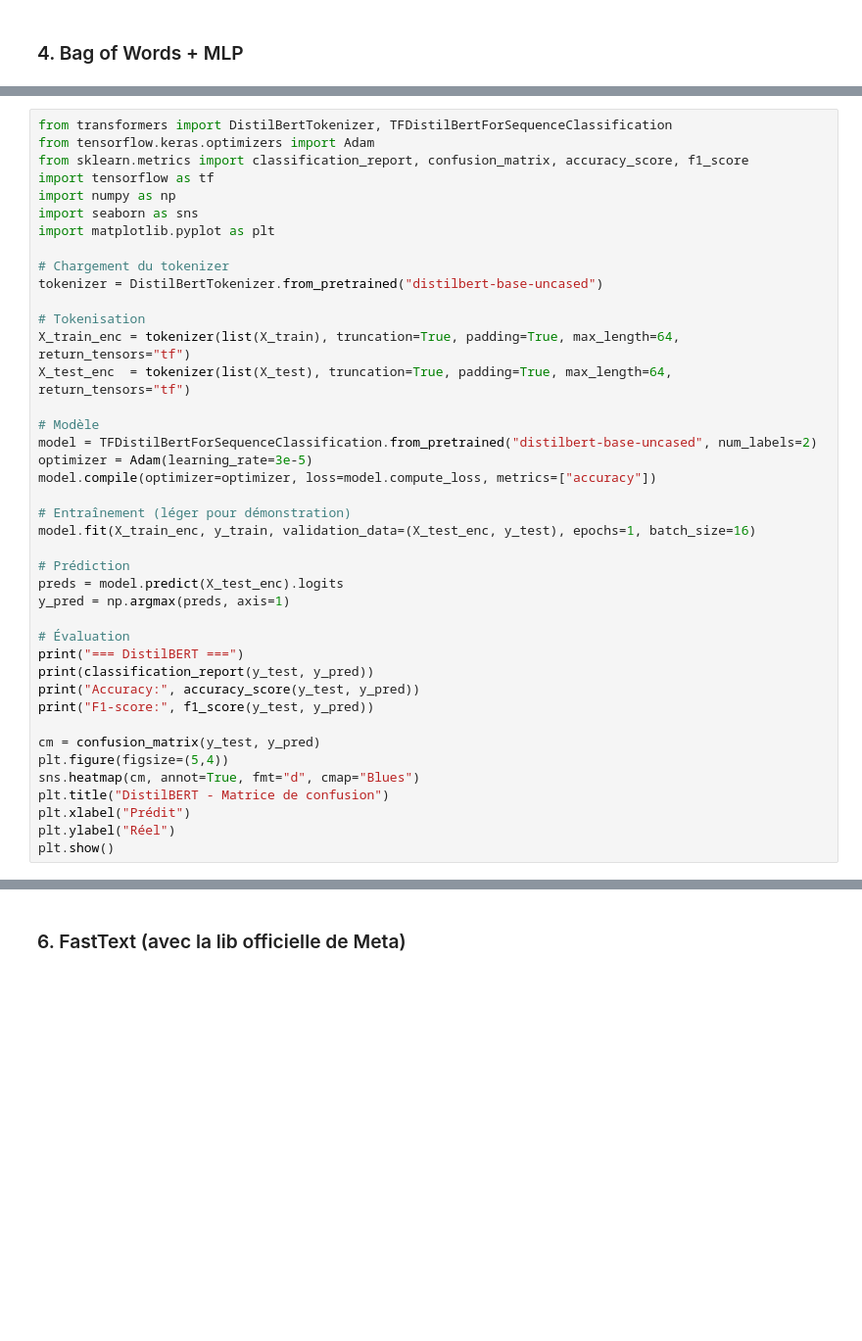
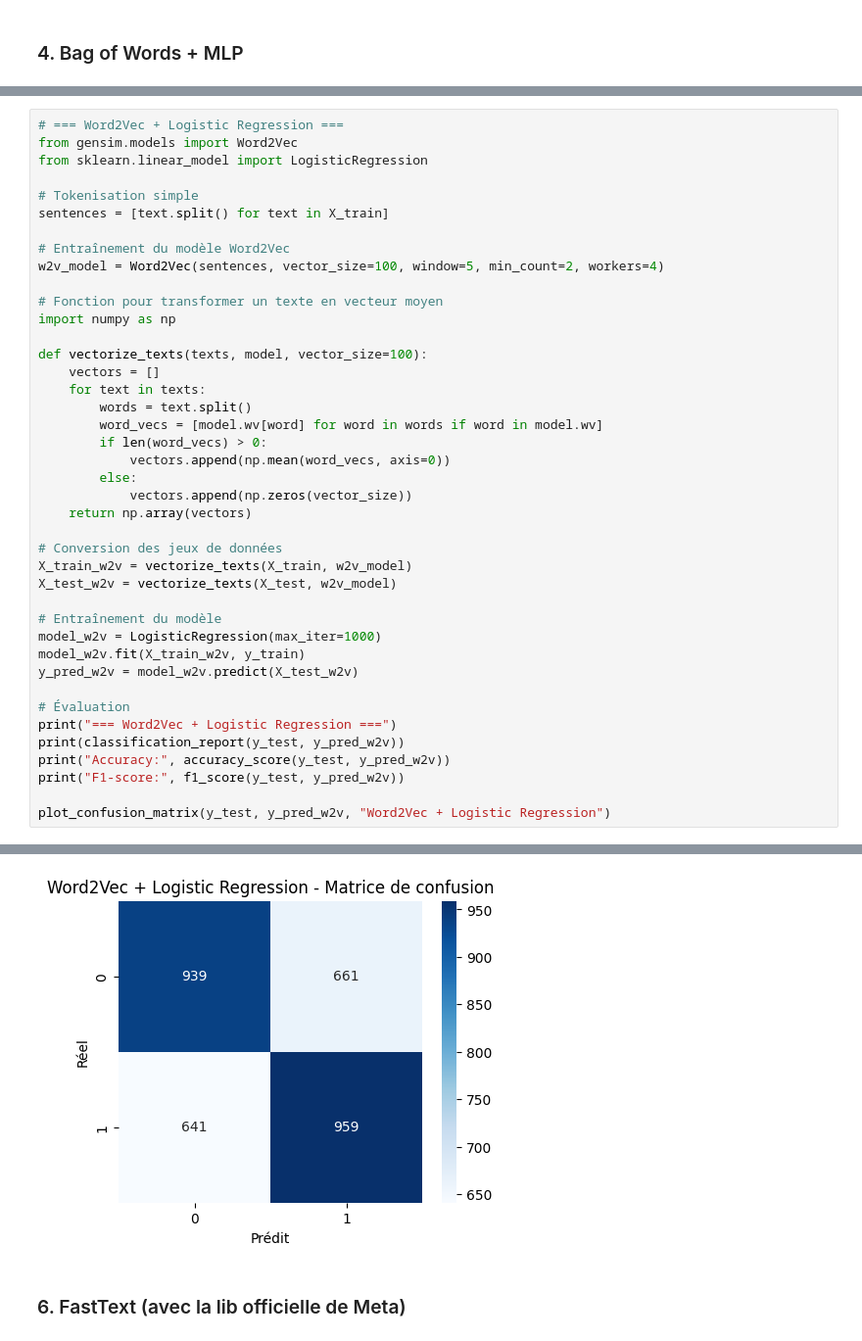
Before and after one commit to VicoD3X/Data_7OC, a Jupyter notebook: notebooks/01_explo.ipynb, the cells around one changed output, grey strips where cells are left out. Shown at 98% size. Saved outputs shown, nothing was run; the diff lists cells and outputs as text; blank space fills up the shorter version.

```diff
--- a/notebooks/01_explo.ipynb
+++ b/notebooks/01_explo.ipynb
@@ -326,41 +409,42 @@ F1-score: 0.681150159744409
 # %%
-from transformers import DistilBertTokenizer, TFDistilBertForSequenceClassification
-from tensorflow.keras.optimizers import Adam
-from sklearn.metrics import classification_report, confusion_matrix, accuracy_score, f1_score
-import tensorflow as tf
+# === Word2Vec + Logistic Regression ===
+from gensim.models import Word2Vec
+from sklearn.linear_model import LogisticRegression
+
+# Tokenisation simple
+sentences = [text.split() for text in X_train]
+
+# Entraînement du modèle Word2Vec
+w2v_model = Word2Vec(sentences, vector_size=100, window=5, min_count=2, workers=4)
+
+# Fonction pour transformer un texte en vecteur moyen
 import numpy as np
-import seaborn as sns
-import matplotlib.pyplot as plt
 
-# Chargement du tokenizer
-tokenizer = DistilBertTokenizer.from_pretrained("distilbert-base-uncased")
+def vectorize_texts(texts, model, vector_size=100):
+    vectors = []
+    for text in texts:
+        words = text.split()
+        word_vecs = [model.wv[word] for word in words if word in model.wv]
+        if len(word_vecs) > 0:
+            vectors.append(np.mean(word_vecs, axis=0))
+        else:
+            vectors.append(np.zeros(vector_size))
+    return np.array(vectors)
 
-# Tokenisation
-X_train_enc = tokenizer(list(X_train), truncation=True, padding=True, max_length=64, return_tensors="tf")
-X_test_enc  = tokenizer(list(X_test), truncation=True, padding=True, max_length=64, return_tensors="tf")
+# Conversion des jeux de données
+X_train_w2v = vectorize_texts(X_train, w2v_model)
+X_test_w2v = vectorize_texts(X_test, w2v_model)
 
-# Modèle
-model = TFDistilBertForSequenceClassification.from_pretrained("distilbert-base-uncased", num_labels=2)
-optimizer = Adam(learning_rate=3e-5)
-model.compile(optimizer=optimizer, loss=model.compute_loss, metrics=["accuracy"])
-
-# Entraînement (léger pour démonstration)
-model.fit(X_train_enc, y_train, validation_data=(X_test_enc, y_test), epochs=1, batch_size=16)
-
-# Prédiction
-preds = model.predict(X_test_enc).logits
-y_pred = np.argmax(preds, axis=1)
+# Entraînement du modèle
+model_w2v = LogisticRegression(max_iter=1000)
+model_w2v.fit(X_train_w2v, y_train)
+y_pred_w2v = model_w2v.predict(X_test_w2v)
 
 # Évaluation
-print("=== DistilBERT ===")
-print(classification_report(y_test, y_pred))
-print("Accuracy:", accuracy_score(y_test, y_pred))
-print("F1-score:", f1_score(y_test, y_pred))
+print("=== Word2Vec + Logistic Regression ===")
+print(classification_report(y_test, y_pred_w2v))
+print("Accuracy:", accuracy_score(y_test, y_pred_w2v))
+print("F1-score:", f1_score(y_test, y_pred_w2v))
 
-cm = confusion_matrix(y_test, y_pred)
-plt.figure(figsize=(5,4))
-sns.heatmap(cm, annot=True, fmt="d", cmap="Blues")
-plt.title("DistilBERT - Matrice de confusion")
-plt.xlabel("Prédit")
-plt.ylabel("Réel")
-plt.show()
+plot_confusion_matrix(y_test, y_pred_w2v, "Word2Vec + Logistic Regression")
+# %% [output]
@@ -367,2 +463,3 @@ plt.show()
+[figure, added]
 # %% [markdown]
 ### 6. FastText (avec la lib officielle de Meta)
```
Also changed, not shown: parts of 15 cells of this notebook, 5 other files.
